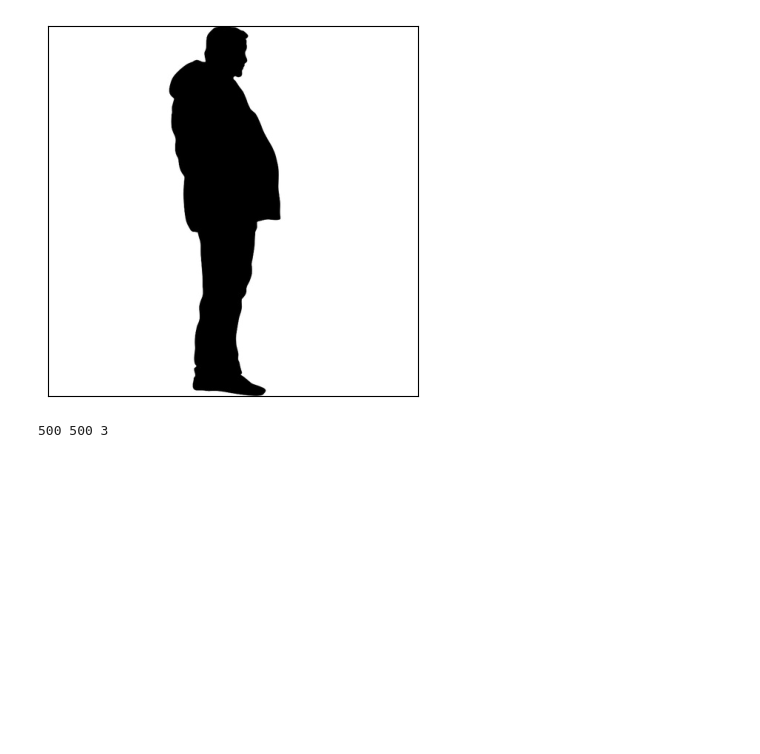
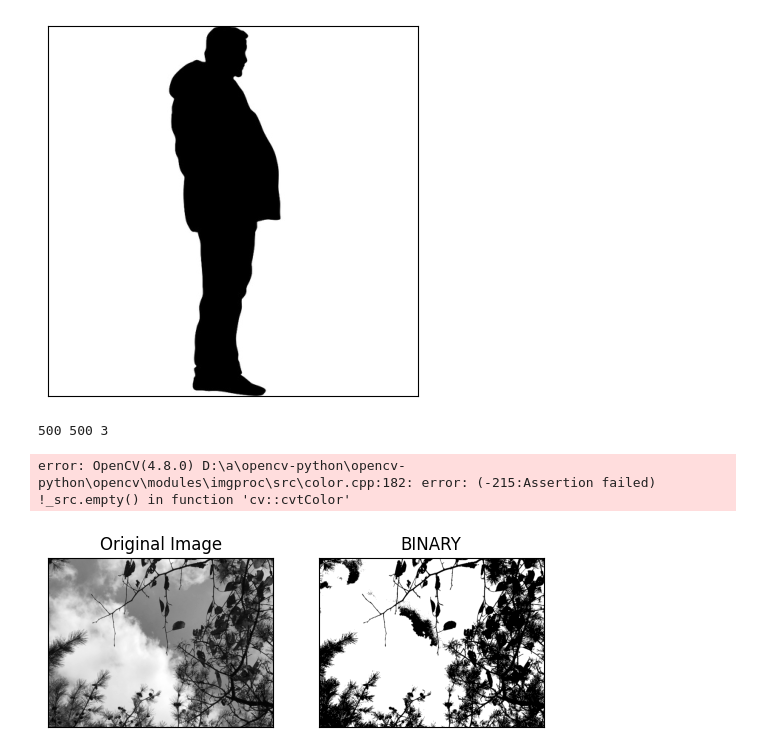
Before and after one commit to tjdqls3607/IP2023, a Jupyter notebook: ch13.ipynb, the cells around one changed output. Cells and saved outputs as stored; diff of their text form; code cells hidden in the pictures; blank space fills up the shorter version.

```diff
--- a/ch13.ipynb
+++ b/ch13.ipynb
@@ -350,10 +350,10 @@ while(1):
     # Convert BGR to HSV
     hsv = cv2.cvtColor(frame, cv2.COLOR_BGR2HSV)
     # define range of blue color in HSV
-    lower_blue = np.array([110,50,50])
-    upper_blue = np.array([130,255,255])
+    lower_red = np.array([130,50,50])
+    upper_red = np.array([170,255,255])
 # Threshold the HSV image to get only blue colors
-    mask = cv2.inRange(hsv, lower_blue, upper_blue)
+    mask = cv2.inRange(hsv, lower_red, upper_red)
 # Bitwise-AND mask and original image
     res = cv2.bitwise_and(frame,frame, mask= mask)
     cv2.imshow('frame',frame)
@@ -363,5 +363,7 @@ while(1):
     if k == 27:
         break
 
-cap.release
+    cap.release
 cv2.destroyAllWindows()
+# %% [output]
+error: OpenCV(4.8.0) D:\a\opencv-python\opencv-python\opencv\modules\imgproc\src\color.cpp:182: error: (-215:Assertion failed) !_src.empty() in function 'cv::cvtColor'
@@ -367,0 +374,14 @@ cv2.destroyAllWindows()
+# %%
+img = cv2.imread('sIMG_2180.jpg',0)
+ret,thresh1 = cv2.threshold(img,127,255,cv2.THRESH_BINARY)
+# %%
+
+titles = ['Original Image','BINARY']
+images = [img, thresh1]
+for i in range(2):
+    plt.subplot(1,2,i+1),plt.imshow(images[i],'gray')
+    plt.title(titles[i])
+    plt.xticks([]),plt.yticks([])
+plt.show()
+# %% [output]
+[figure, added]
```
Also changed, not shown: parts of 2 cells of this notebook.
